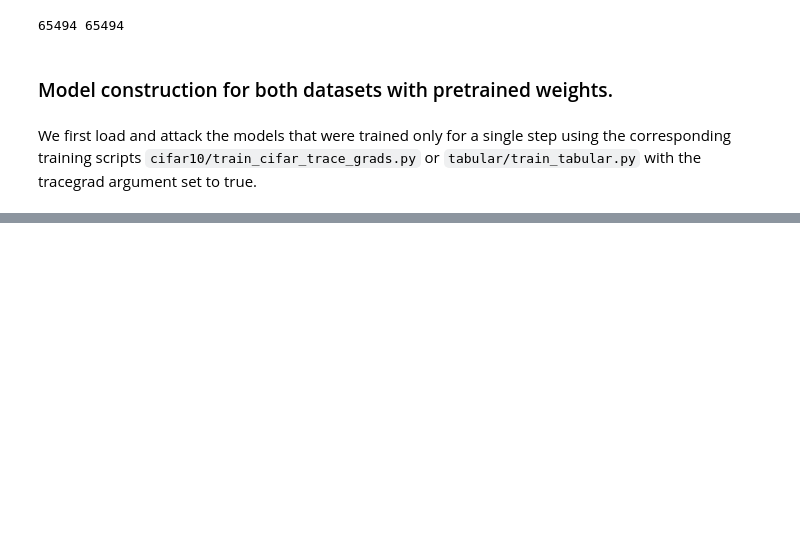
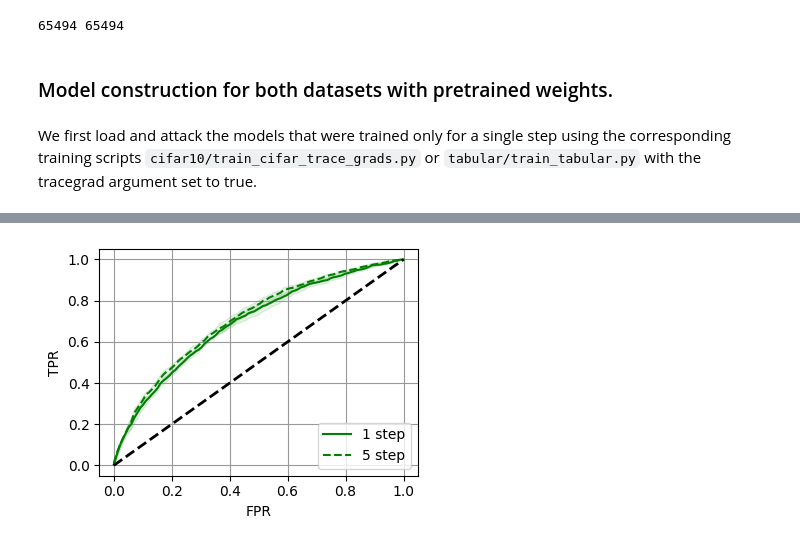
Before and after one commit to tleemann/gaussian_mip, a Jupyter notebook: notebooks/GLiRAttack.ipynb, the cells around one changed output, grey strips where cells are left out. Cells and saved outputs as stored; diff of their text form; code cells hidden in the pictures; blank space fills up the shorter version.

```diff
--- a/notebooks/GLiRAttack.ipynb
+++ b/notebooks/GLiRAttack.ipynb
@@ -389,0 +516,21 @@ plt.tight_layout()
+# %%
+#ts_rates_all = torch.load("figures/grad_attack_rates1.pt")
+setup_use = "cifar10"
+color_use = "g"
+
+for dataframe, linestyle, legend_name in [(ts_rates_all, "-", "1 step"), (ts_rates_all5, "--", "5 step")]:
+    mean_rnd = np.mean(dataframe[setup_use], axis=0)
+    mean_rnd_std = np.std(dataframe[setup_use], axis=0) # Standard error
+    plt.fill_between(fs_use, mean_rnd-mean_rnd_std, mean_rnd+mean_rnd_std, color=color_use, alpha = 0.1)
+    plt.plot(fs_use, mean_rnd, label = legend_name, color=color_use, linestyle=linestyle)
+
+plt.plot(fs_use, fs_use, "--k", linewidth=2)
+
+plt.ylabel("TPR")
+plt.xlabel("FPR")
+plt.legend(loc="lower right")
+plt.grid(color='0.6')
+plt.gcf().set_size_inches(4.0,3.0)
+plt.tight_layout()
+# %% [output]
+[figure, added]
```
Also changed, not shown: parts of 11 cells of this notebook, 2 other files.
